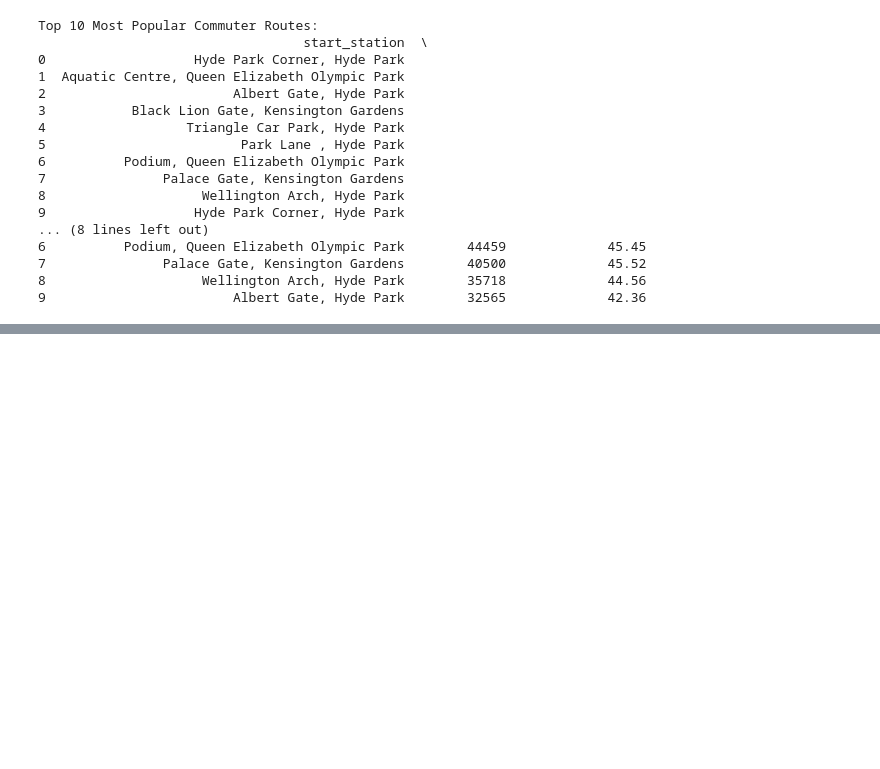
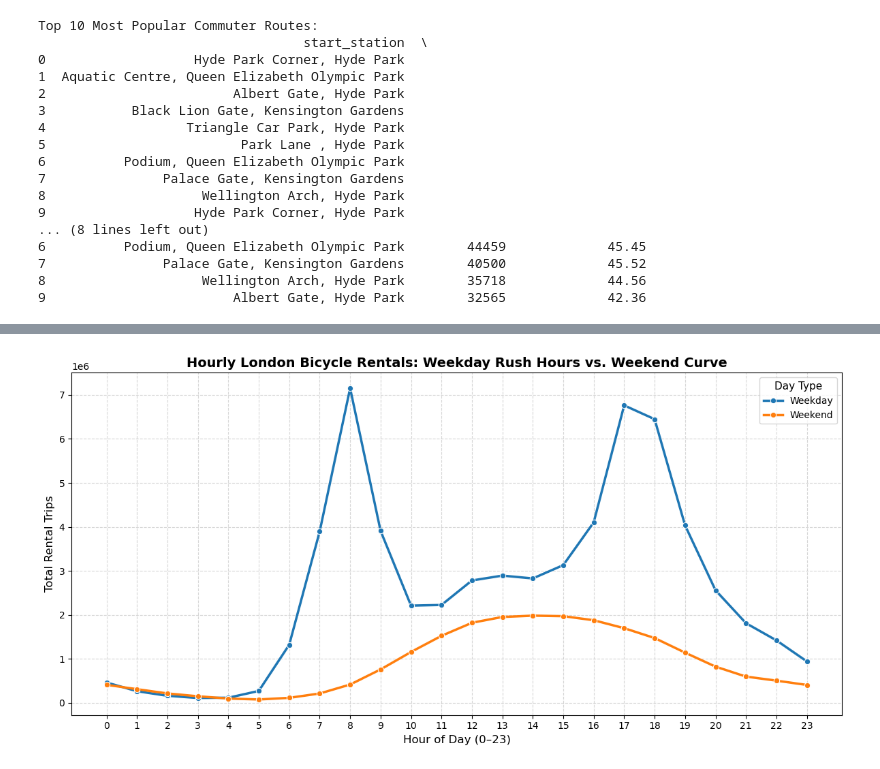
Before and after one commit to boonchinang/m2-assignment-project, a Jupyter notebook: notebooks/london_bicycles_analysis.ipynb, the cells around one changed output, grey strips where cells are left out. Cells and saved outputs as stored; diff of their text form; code cells hidden in the pictures; blank space fills up the shorter version.

```diff
--- a/notebooks/london_bicycles_analysis.ipynb
+++ b/notebooks/london_bicycles_analysis.ipynb
@@ -70,0 +66,41 @@ Passing `palette` without assigning `hue` is deprecated and will be removed in v
+# %%
+# Query hourly trip distribution by weekday vs weekend
+query_hourly = """
+    SELECT
+        f.start_hour,
+        d.is_weekend,
+        COUNT(f.rental_id) AS total_trips
+    FROM `mythic-fulcrum-509507-k0.dbt_london_bicycles.FactTrips` f
+    JOIN `mythic-fulcrum-509507-k0.dbt_london_bicycles.DimDate` d
+        ON f.start_date_id = d.date_id
+    GROUP BY 1, 2
+    ORDER BY 1, 2
+"""
+
+df_hourly = client.query(query_hourly).to_dataframe()
+
+# Label weekend status for plot legend
+df_hourly['day_type'] = df_hourly['is_weekend'].map({True: 'Weekend', False: 'Weekday'})
+
+# Plotting Hourly Trends
+plt.figure(figsize=(12, 6))
+sns.lineplot(
+    data=df_hourly,
+    x='start_hour',
+    y='total_trips',
+    hue='day_type',
+    marker='o',
+    linewidth=2.5,
+    palette={'Weekday': '#1f77b4', 'Weekend': '#ff7f0e'}
+)
+
+plt.title('Hourly London Bicycle Rentals: Weekday Rush Hours vs. Weekend Curve', fontsize=14, fontweight='bold')
+plt.xlabel('Hour of Day (0–23)', fontsize=12)
+plt.ylabel('Total Rental Trips', fontsize=12)
+plt.xticks(range(0, 24))
+plt.grid(True, linestyle='--', alpha=0.5)
+plt.legend(title='Day Type', title_fontsize='11')
+plt.tight_layout()
+plt.show()
+# %% [output]
+[figure, added]
```
Also changed, not shown: parts of 2 cells of this notebook.
